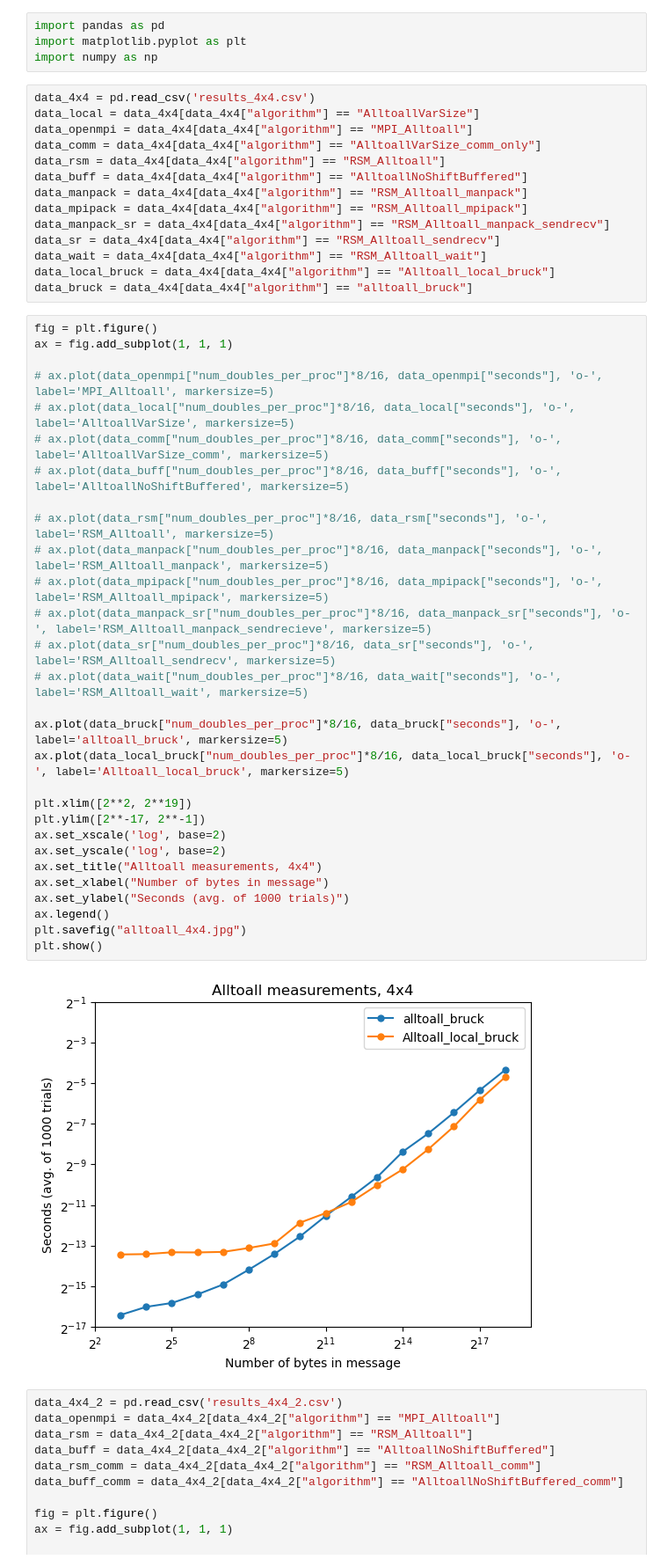
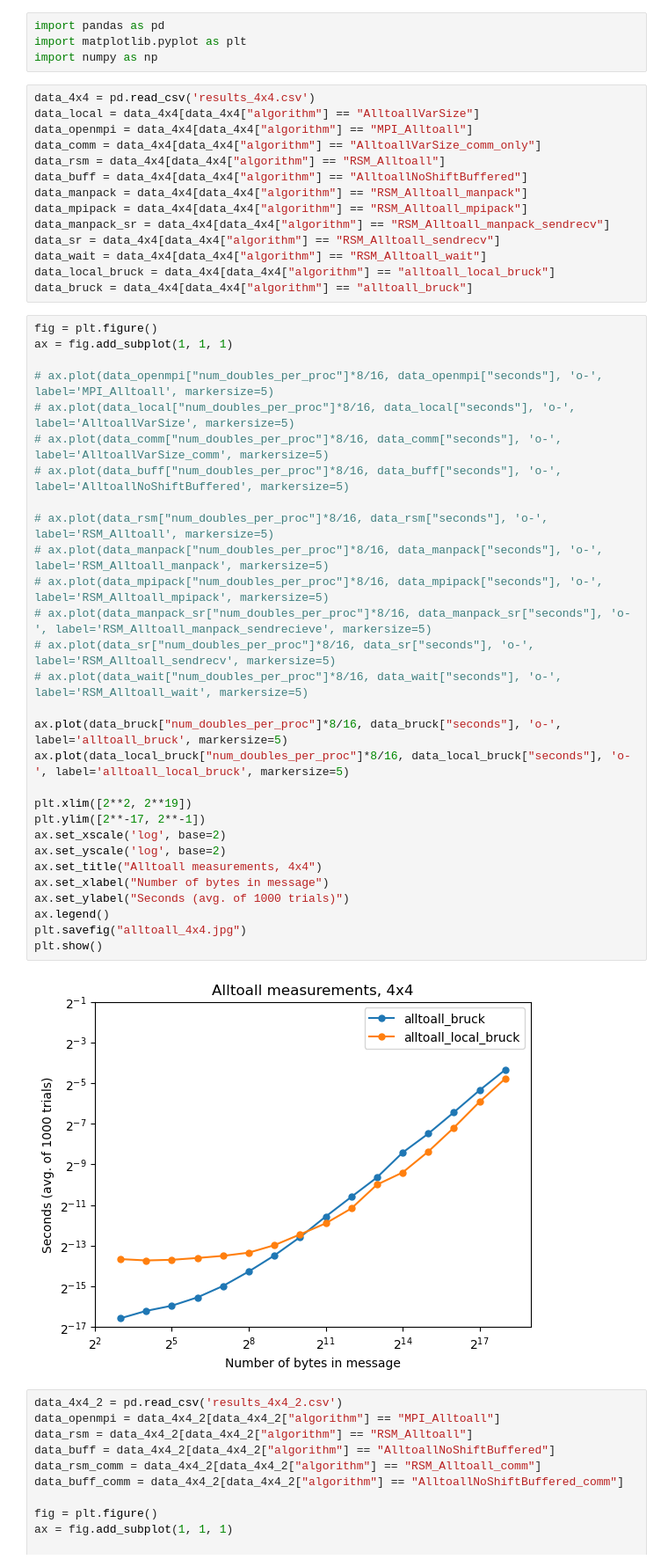
Before and after one commit to mctimm/CS542-Project, a Jupyter notebook: plots.ipynb, the cells around one changed output. Shown at 88% size. Drawn from its saved outputs; the diff is of its cells as text.

```diff
--- a/plots.ipynb
+++ b/plots.ipynb
@@ -14,39 +14,39 @@ data_mpipack = data_4x4[data_4x4["algorithm"] == "RSM_Alltoall_mpipack"]
 data_manpack_sr = data_4x4[data_4x4["algorithm"] == "RSM_Alltoall_manpack_sendrecv"]
 data_sr = data_4x4[data_4x4["algorithm"] == "RSM_Alltoall_sendrecv"]
 data_wait = data_4x4[data_4x4["algorithm"] == "RSM_Alltoall_wait"]
-data_local_bruck = data_4x4[data_4x4["algorithm"] == "Alltoall_local_bruck"]
+data_local_bruck = data_4x4[data_4x4["algorithm"] == "alltoall_local_bruck"]
 data_bruck = data_4x4[data_4x4["algorithm"] == "alltoall_bruck"]
 # %%
 fig = plt.figure()
 ax = fig.add_subplot(1, 1, 1)
 
 # ax.plot(data_openmpi["num_doubles_per_proc"]*8/16, data_openmpi["seconds"], 'o-', label='MPI_Alltoall', markersize=5)
 # ax.plot(data_local["num_doubles_per_proc"]*8/16, data_local["seconds"], 'o-', label='AlltoallVarSize', markersize=5)
 # ax.plot(data_comm["num_doubles_per_proc"]*8/16, data_comm["seconds"], 'o-', label='AlltoallVarSize_comm', markersize=5)
 # ax.plot(data_buff["num_doubles_per_proc"]*8/16, data_buff["seconds"], 'o-', label='AlltoallNoShiftBuffered', markersize=5)
 
 # ax.plot(data_rsm["num_doubles_per_proc"]*8/16, data_rsm["seconds"], 'o-', label='RSM_Alltoall', markersize=5)
 # ax.plot(data_manpack["num_doubles_per_proc"]*8/16, data_manpack["seconds"], 'o-', label='RSM_Alltoall_manpack', markersize=5)
 # ax.plot(data_mpipack["num_doubles_per_proc"]*8/16, data_mpipack["seconds"], 'o-', label='RSM_Alltoall_mpipack', markersize=5)
 # ax.plot(data_manpack_sr["num_doubles_per_proc"]*8/16, data_manpack_sr["seconds"], 'o-', label='RSM_Alltoall_manpack_sendrecieve', markersize=5)
 # ax.plot(data_sr["num_doubles_per_proc"]*8/16, data_sr["seconds"], 'o-', label='RSM_Alltoall_sendrecv', markersize=5)
 # ax.plot(data_wait["num_doubles_per_proc"]*8/16, data_wait["seconds"], 'o-', label='RSM_Alltoall_wait', markersize=5)
 
 ax.plot(data_bruck["num_doubles_per_proc"]*8/16, data_bruck["seconds"], 'o-', label='alltoall_bruck', markersize=5)
-ax.plot(data_local_bruck["num_doubles_per_proc"]*8/16, data_local_bruck["seconds"], 'o-', label='Alltoall_local_bruck', markersize=5)
+ax.plot(data_local_bruck["num_doubles_per_proc"]*8/16, data_local_bruck["seconds"], 'o-', label='alltoall_local_bruck', markersize=5)
 
 plt.xlim([2**2, 2**19])
 plt.ylim([2**-17, 2**-1])
 ax.set_xscale('log', base=2)
 ax.set_yscale('log', base=2)
 ax.set_title("Alltoall measurements, 4x4")
 ax.set_xlabel("Number of bytes in message")
 ax.set_ylabel("Seconds (avg. of 1000 trials)")
 ax.legend()
 plt.savefig("alltoall_4x4.jpg")
 plt.show()
 # %% [output]
-[figure, old version]
+[figure, new version]
 # %%
 data_4x4_2 = pd.read_csv('results_4x4_2.csv')
 data_openmpi = data_4x4_2[data_4x4_2["algorithm"] == "MPI_Alltoall"]
```
Also changed, not shown: parts of 1 cell of this notebook.
